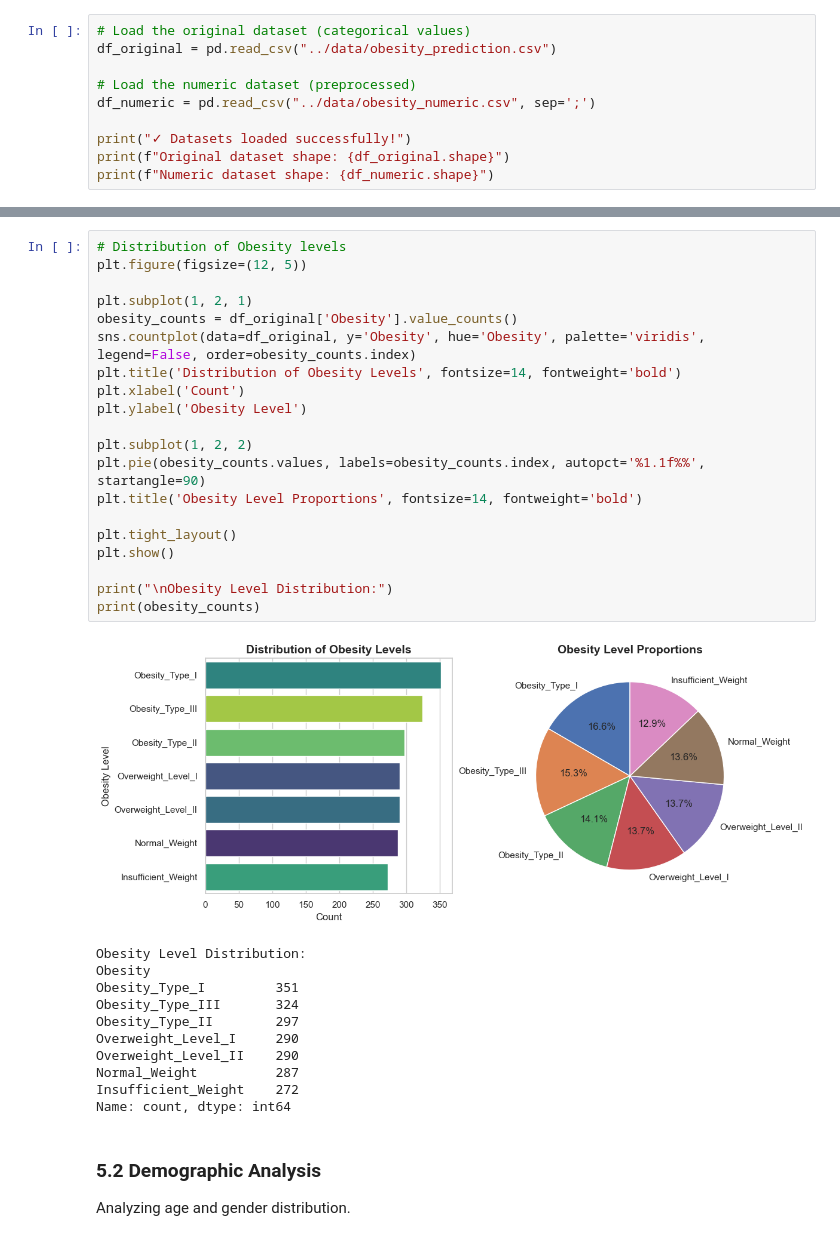
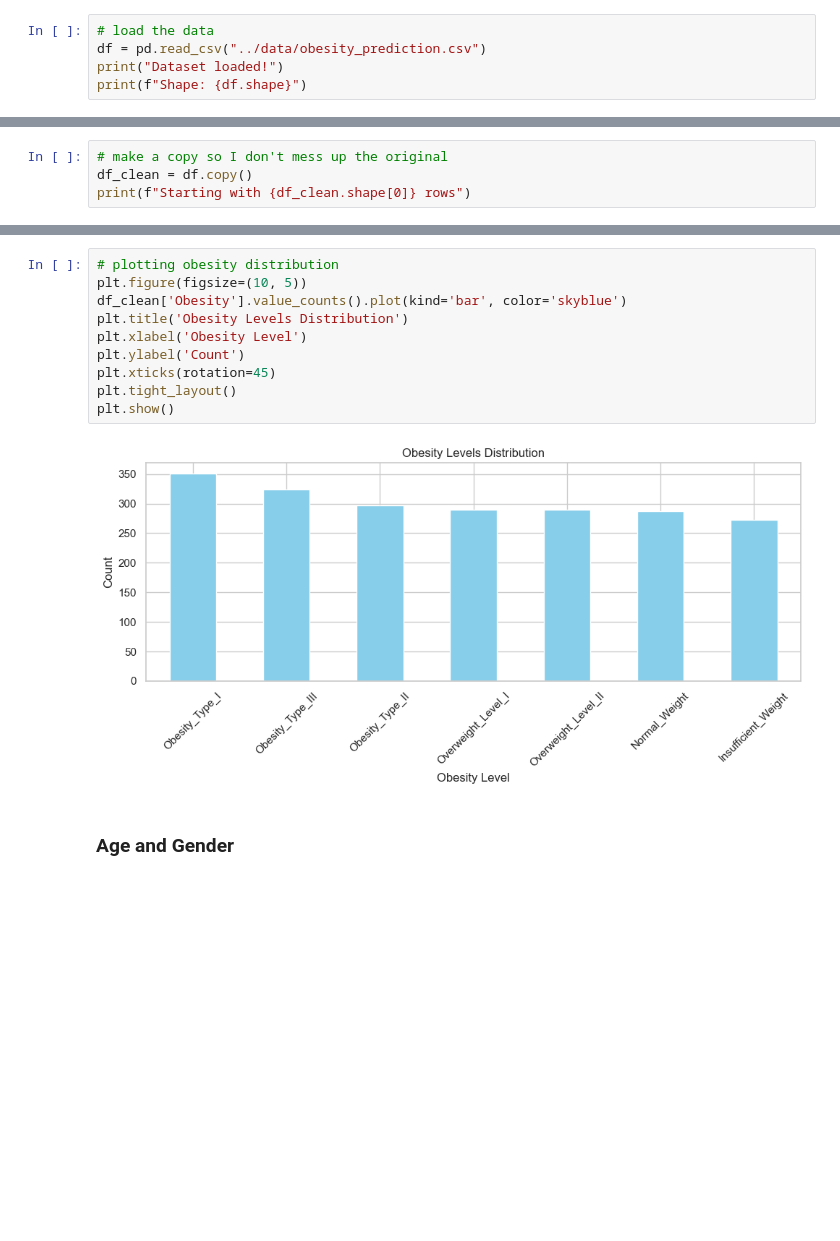
Before and after one commit to Naraka1337/obesity_level_project, a Jupyter notebook: notebooks/01_data_exploration.ipynb, the cells around one changed output, grey strips where cells are left out. Cells and saved outputs as stored; diff of their text form; blank space fills up the shorter version.

```diff
--- a/notebooks/01_data_exploration.ipynb
+++ b/notebooks/01_data_exploration.ipynb
@@ -30,11 +16,6 @@ warnings.filterwarnings('ignore')
 # %%
-# Load the original dataset (categorical values)
-df_original = pd.read_csv("../data/obesity_prediction.csv")
-
-# Load the numeric dataset (preprocessed)
-df_numeric = pd.read_csv("../data/obesity_numeric.csv", sep=';')
-
-print("✓ Datasets loaded successfully!")
-print(f"Original dataset shape: {df_original.shape}")
-print(f"Numeric dataset shape: {df_numeric.shape}")
+# load the data
+df = pd.read_csv("../data/obesity_prediction.csv")
+print("Dataset loaded!")
+print(f"Shape: {df.shape}")
 # %% [output]
@@ -130,0 +106,4 @@ Number of duplicate rows: 24
+# %%
+# make a copy so I don't mess up the original
+df_clean = df.copy()
+print(f"Starting with {df_clean.shape[0]} rows")
@@ -212,37 +281,15 @@ Understanding the distribution of obesity levels in our dataset.
 # %%
-# Distribution of Obesity levels
-plt.figure(figsize=(12, 5))
-
-plt.subplot(1, 2, 1)
-obesity_counts = df_original['Obesity'].value_counts()
-sns.countplot(data=df_original, y='Obesity', hue='Obesity', palette='viridis', legend=False, order=obesity_counts.index)
-plt.title('Distribution of Obesity Levels', fontsize=14, fontweight='bold')
-plt.xlabel('Count')
-plt.ylabel('Obesity Level')
-
-plt.subplot(1, 2, 2)
-plt.pie(obesity_counts.values, labels=obesity_counts.index, autopct='%1.1f%%', startangle=90)
-plt.title('Obesity Level Proportions', fontsize=14, fontweight='bold')
-
+# plotting obesity distribution
+plt.figure(figsize=(10, 5))
+df_clean['Obesity'].value_counts().plot(kind='bar', color='skyblue')
+plt.title('Obesity Levels Distribution')
+plt.xlabel('Obesity Level')
+plt.ylabel('Count')
+plt.xticks(rotation=45)
 plt.tight_layout()
 plt.show()
-
-print("\nObesity Level Distribution:")
-print(obesity_counts)
 # %% [output]
-[figure, old version]
+[figure, new version]
-Obesity Level Distribution:
-Obesity
-Obesity_Type_I         351
-Obesity_Type_III       324
-Obesity_Type_II        297
-Overweight_Level_I     290
-Overweight_Level_II    290
-Normal_Weight          287
-Insufficient_Weight    272
-Name: count, dtype: int64
 # %% [markdown]
-### 5.2 Demographic Analysis
-
-Analyzing age and gender distribution.
+### Age and Gender
 # %%
```
Also changed, not shown: parts of 53 cells of this notebook, 5 other files.
